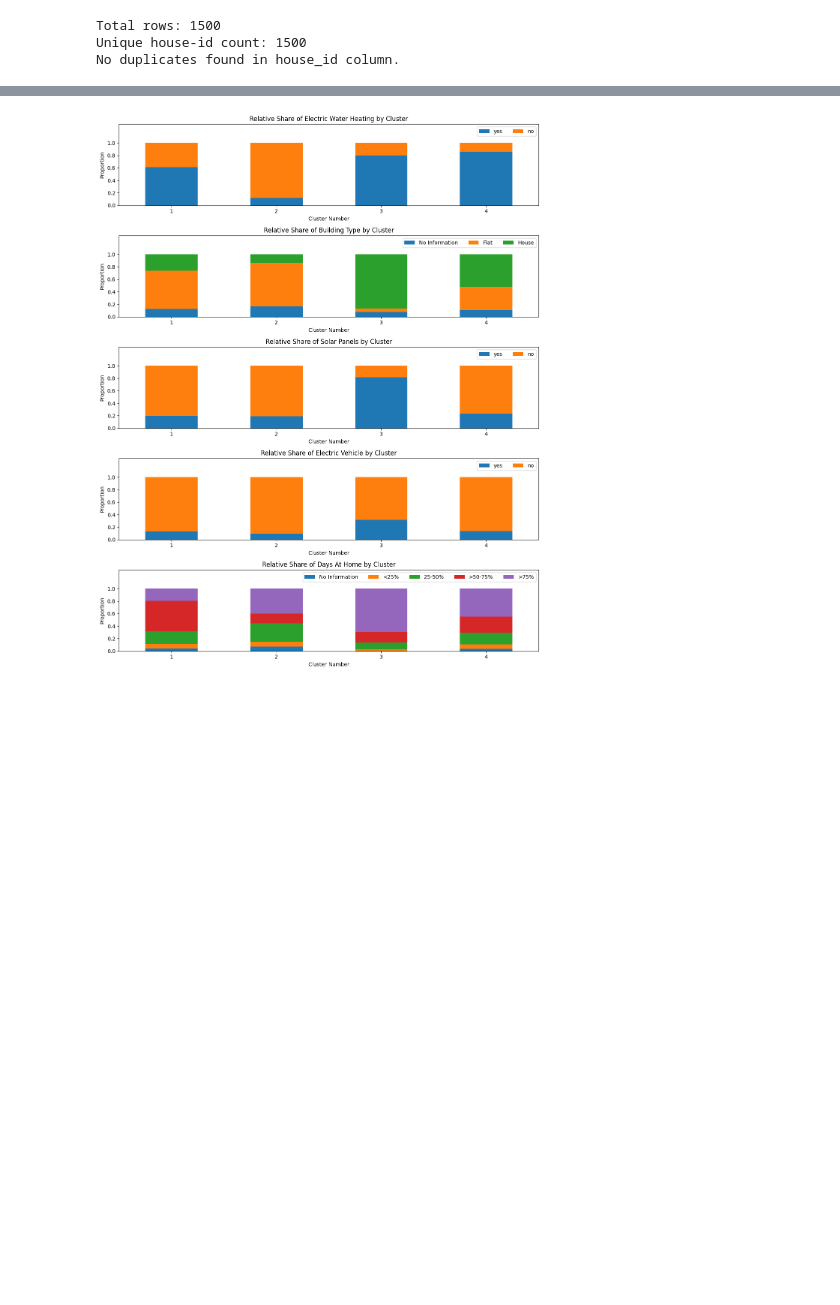
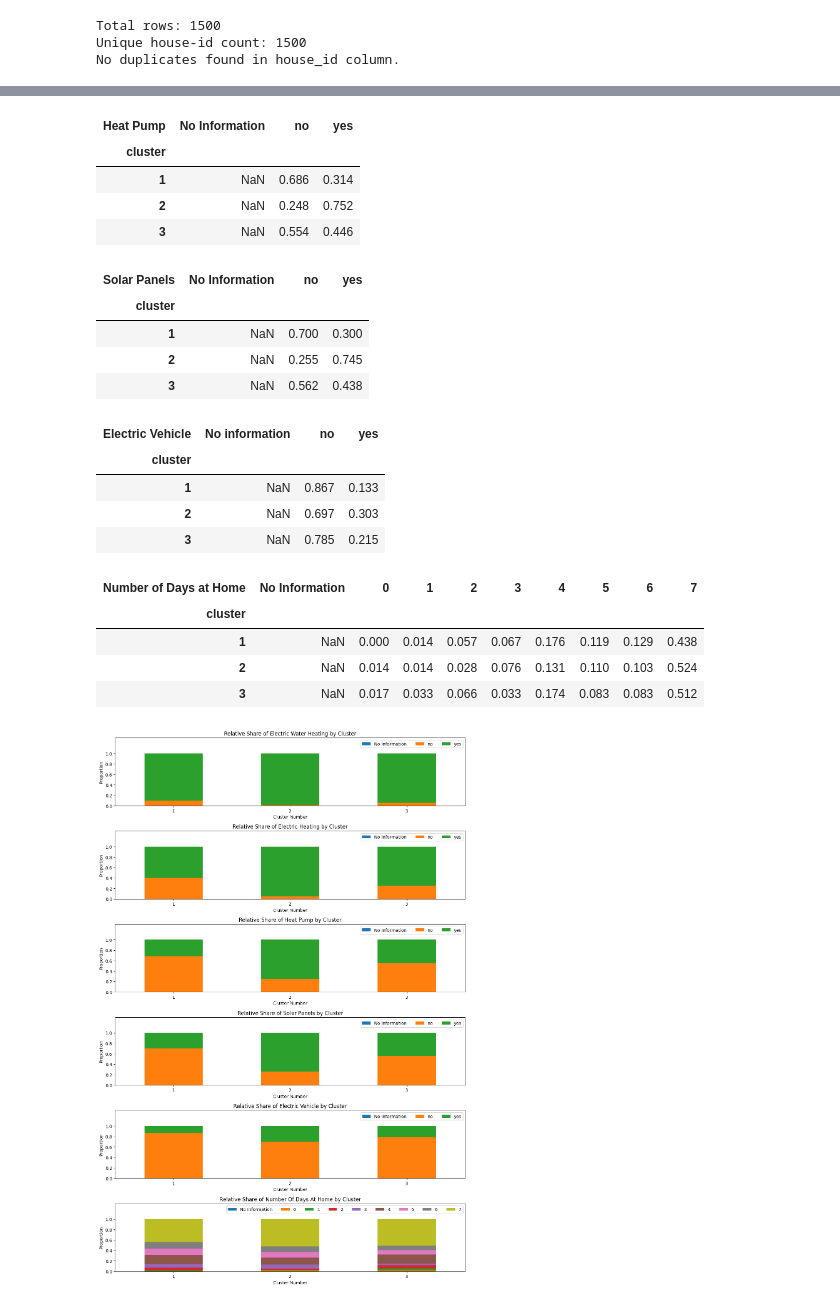
Before and after one commit to jasigrist/Customer_Segmentation_Lantern, a Jupyter notebook: Survey_clustering/Survey_Kmeans_DR.ipynb, the cells around one changed output, grey strips where cells are left out. Saved outputs shown, nothing was run; the diff lists cells and outputs as text; code cells hidden in the pictures; blank space fills up the shorter version.

```diff
--- a/Survey_clustering/Survey_Kmeans_DR.ipynb
+++ b/Survey_clustering/Survey_Kmeans_DR.ipynb
@@ -18,14 +18,17 @@ key_df = pd.read_excel(key_path, header=None)
 file_path = "/Users/jansigrist/Documents/SP/Customer_Segmentation_Lantern/DATA/Survey_Data/Survey_Data.xlsx"
 # Read without headers, so columns are numbered 0,1,2,...
 df = pd.read_excel(file_path, skiprows=4, nrows=1500, header=None)
-
+#['tenant type', 'age', 'monthly income', 'education level', 'employment status']
 # Now columns 10 and 131 correspond to Excel columns K and Q exactly (0-based)
-cols_to_extract = [10, 142, 143, 145, 146, 148, 153, 154, 155, 156]
+cols_to_extract = [10, 142, 143, 144, 145, 146, 147, 148, 149, 150, 152, 154, 127, 129, 155, 131, 128, 156, 157, 158, 159, 160]
 extracted_df = df.iloc[:, cols_to_extract]
 
 # Assign your own headers
-extracted_df.columns = ['house-id', 'building type', 'solar panels', 'electric vehicle',
-                        'electric water heating', 'days at home', 'DR heating', 'DR hot water', 'DR EV', 'DR appliances']
+extracted_df.columns = ['house-id', 'Building Type', 'Electric Heating', 'Electric Water Heating',
+                        'Solar Panels', 'Electric Vehicle', 'Heat Pump', 'Individual Electric Boiler',
+                        'Individual Washing Machine', 'Thermostat','Number of Residents',
+                        'Number of Days at Home','Age','Education', 'Employment', 'Tenant Type',
+                        'Income','DR scenario', 'DR heating', 'DR hot water', 'DR EV', 'DR appliances']
 
 extracted_df_pl = pl.from_pandas(extracted_df)
 
@@ -345,6 +313,8 @@ dr_columns = ['DR heating', 'DR hot water', 'DR EV', 'DR appliances']
 dr_titles = ['Heating', 'Hot water', 'EV', 'Appliances']
 dr_category_order = ['No Information', 'no', 'yes']
 dr_category_colors = {'No Information': 'blue', 'no': 'orange', 'yes': 'green'}
+
+clusters = final_df['cluster'].unique()
 
 n_clusters = len(clusters)
 n_dr = len(dr_columns)
@@ -355,10 +325,10 @@ x_gap = 0.50  # Space between clusters
 group_width = n_dr * (bar_width + intra_cluster_gap) - intra_cluster_gap + x_gap
 bar_data = np.zeros((n_clusters, n_dr, len(dr_category_order)))
 for cluster_idx, cl in enumerate(clusters):
-    cluster_subset = final_df_absolute[final_df_absolute['cluster'] == cl]
+    cluster_subset = final_df.filter(pl.col('cluster') == cl)
     for dr_idx, col in enumerate(dr_columns):
         total = len(cluster_subset[col])
-        category_counts = [np.sum(cluster_subset[col] == cat) for cat in dr_category_order]
+        category_counts = [cluster_subset.filter(pl.col(col) == cat).height for cat in dr_category_order]
         fracs = [count / total if total > 0 else 0 for count in category_counts]
         bar_data[cluster_idx, dr_idx, :] = fracs
 
@@ -410,17 +380,20 @@ plt.show()
 # %%
 custom_category_orders = {
-    'building type': ['No Information', 'Flat', 'House'],
-    'solar panels': ['yes', 'no'],
-    'electric vehicle': ['yes', 'no'],
-    'electric water heating': ['yes', 'no'],
-    'days at home': ['No Information','<25%', '25-50%', '>50-75%', '>75%'],
-    'DR heating': ['No Information' , 'yes', 'no'],
-    'DR hot water': ['No Information' , 'yes', 'no'],
-    'DR EV': ['No Information' , 'yes', 'no'],
-    'DR appliances': ['No Information' , 'yes', 'no']
+    'Building type': ['No Information', 'Flat', 'House'],
+    'Solar Panels': ['No Information','no', 'yes'],
+    'Electric Vehicle': ['No information','no', 'yes'],
+    'Electric Water Heating': ['No Information','no', 'yes'],
+    'Number of Days at Home': ['No Information','0', '1', '2', '3','4','5','6','7'],
+    'Electric Heating': ['No Information' , 'no', 'yes'],
+    'Thermostat': ['No Information' , 'no', 'yes'],
+    'Individual Electric Boiler': ['No Information' , 'no', 'yes'],
+    'Individual Washing Machine': ['No Information' , 'no', 'yes'],
+    'Heat Pump': ['No Information' , 'no', 'yes']
 }
 
-category_features = ['electric water heating', 'building type', 'solar panels', 'electric vehicle', 'days at home']
+category_features = ['Electric Water Heating', 'Electric Heating', 'Heat Pump', 'Solar Panels', 'Electric Vehicle', 'Number of Days at Home']
+
+#category_features = ['Number of Days at Home', 'Individual Electric Boiler', 'Individual Washing Machine']
 n_features = len(category_features)
 
 final_df_plot = final_df.to_pandas()
@@ -458,9 +431,10 @@ for i, feature in enumerate(category_features):
         ncol=len(order),  # one column per category
         fontsize='medium'
     )
+    display(proportions.round(3))
 plt.tight_layout()
 plt.savefig(
-f'/Users/jansigrist/Documents/SP/Customer_Segmentation_Lantern/Results/Plots/Survey/{data_type}.png'
+f'/Users/jansigrist/Documents/SP/Customer_Segmentation_Lantern/Results/Plots/Survey/{data_type}_technical.png'
 )
 
 
@@ -469 +453,21 @@ plt.show()
+| Heat Pump | No Information | no | yes |
+| cluster |  |  |  |
+| 1 | NaN | 0.686 | 0.314 |
+| 2 | NaN | 0.248 | 0.752 |
+| 3 | NaN | 0.554 | 0.446 |
+| Solar Panels | No Information | no | yes |
+| cluster |  |  |  |
+| 1 | NaN | 0.700 | 0.300 |
+| 2 | NaN | 0.255 | 0.745 |
+| 3 | NaN | 0.562 | 0.438 |
+| Electric Vehicle | No information | no | yes |
+| cluster |  |  |  |
+| 1 | NaN | 0.867 | 0.133 |
+| 2 | NaN | 0.697 | 0.303 |
+| 3 | NaN | 0.785 | 0.215 |
+| Number of Days at Home | No Information | 0 | 1 | 2 | 3 | 4 | 5 | 6 | 7 |
+| cluster |  |  |  |  |  |  |  |  |  |
+| 1 | NaN | 0.000 | 0.014 | 0.057 | 0.067 | 0.176 | 0.119 | 0.129 | 0.438 |
+| 2 | NaN | 0.014 | 0.014 | 0.028 | 0.076 | 0.131 | 0.110 | 0.103 | 0.524 |
+| 3 | NaN | 0.017 | 0.033 | 0.066 | 0.033 | 0.174 | 0.083 | 0.083 | 0.512 |
-[figure, old version]
+[figure, new version]
```
Also changed, not shown: parts of 11 cells of this notebook, 13 other files.
